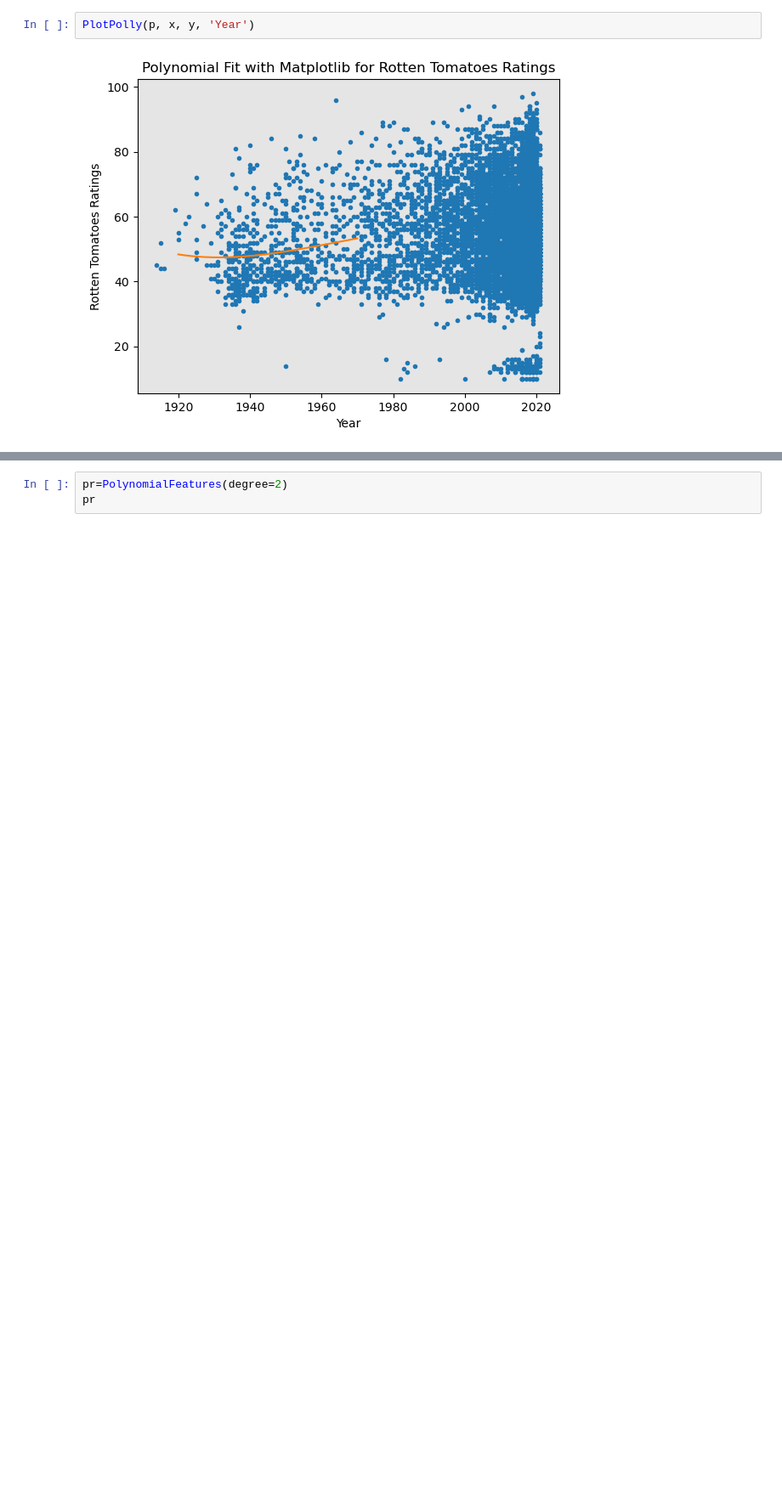
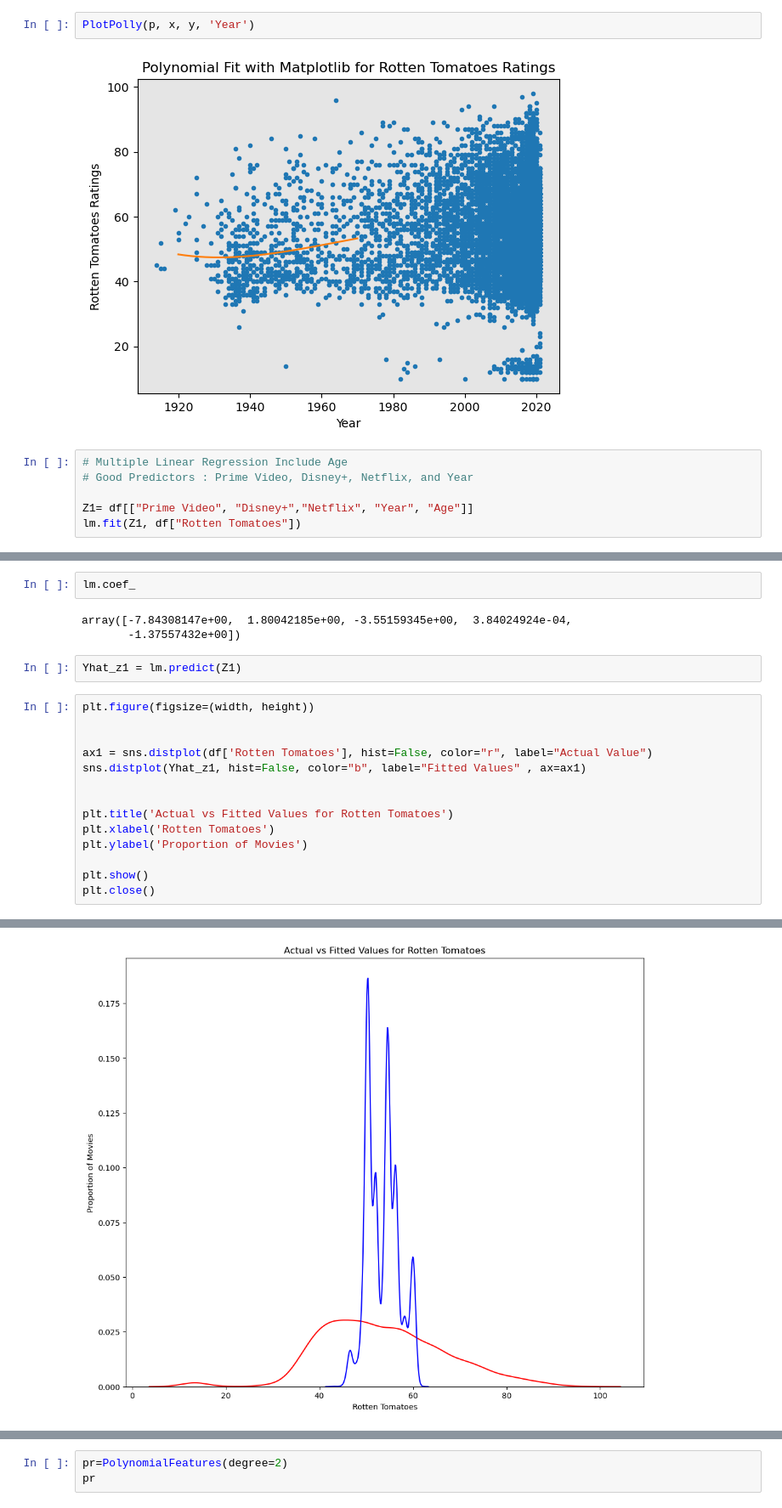
Before and after one commit to larasodjati/Movie_EDA, a Jupyter notebook: MoviesOnStreamingPlatform.ipynb, the cells around one changed output, grey strips where cells are left out. Shown at 85% size. Saved outputs shown, nothing was run; the diff lists cells and outputs as text; blank space fills up the shorter version.

```diff
--- a/MoviesOnStreamingPlatform.ipynb
+++ b/MoviesOnStreamingPlatform.ipynb
@@ -755,3 +755,9 @@ print(p)
 PlotPolly(p, x, y, 'Year')
 # %% [output]
 [figure]
+# %%
+# Multiple Linear Regression Include Age
+# Good Predictors : Prime Video, Disney+, Netflix, and Year
+
+Z1= df[["Prime Video", "Disney+","Netflix", "Year", "Age"]]
+lm.fit(Z1, df["Rotten Tomatoes"])
@@ -757,0 +770,22 @@ PlotPolly(p, x, y, 'Year')
+# %%
+lm.coef_
+# %% [output]
+array([-7.84308147e+00,  1.80042185e+00, -3.55159345e+00,  3.84024924e-04,
+       -1.37557432e+00])
+# %%
+Yhat_z1 = lm.predict(Z1)
+# %%
+plt.figure(figsize=(width, height))
+
+
+ax1 = sns.distplot(df['Rotten Tomatoes'], hist=False, color="r", label="Actual Value")
+sns.distplot(Yhat_z1, hist=False, color="b", label="Fitted Values" , ax=ax1)
+
+
+plt.title('Actual vs Fitted Values for Rotten Tomatoes')
+plt.xlabel('Rotten Tomatoes')
+plt.ylabel('Proportion of Movies')
+
+plt.show()
+plt.close()
+# %% [output]
@@ -757,0 +811 @@ PlotPolly(p, x, y, 'Year')
+[figure, added]
```
Also changed, not shown: parts of 48 cells of this notebook.
